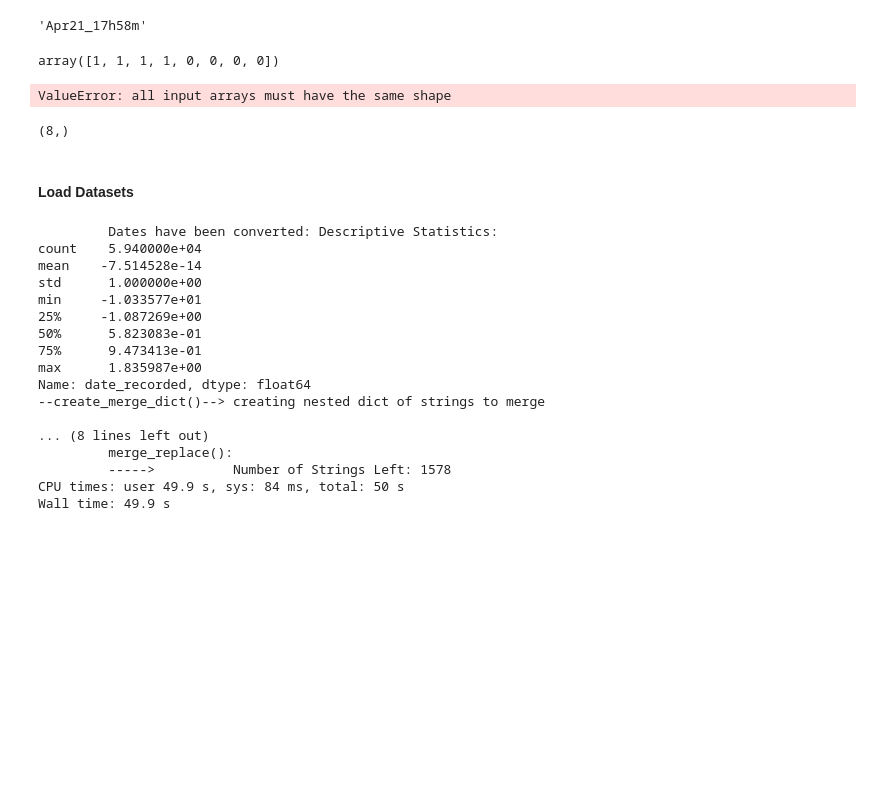
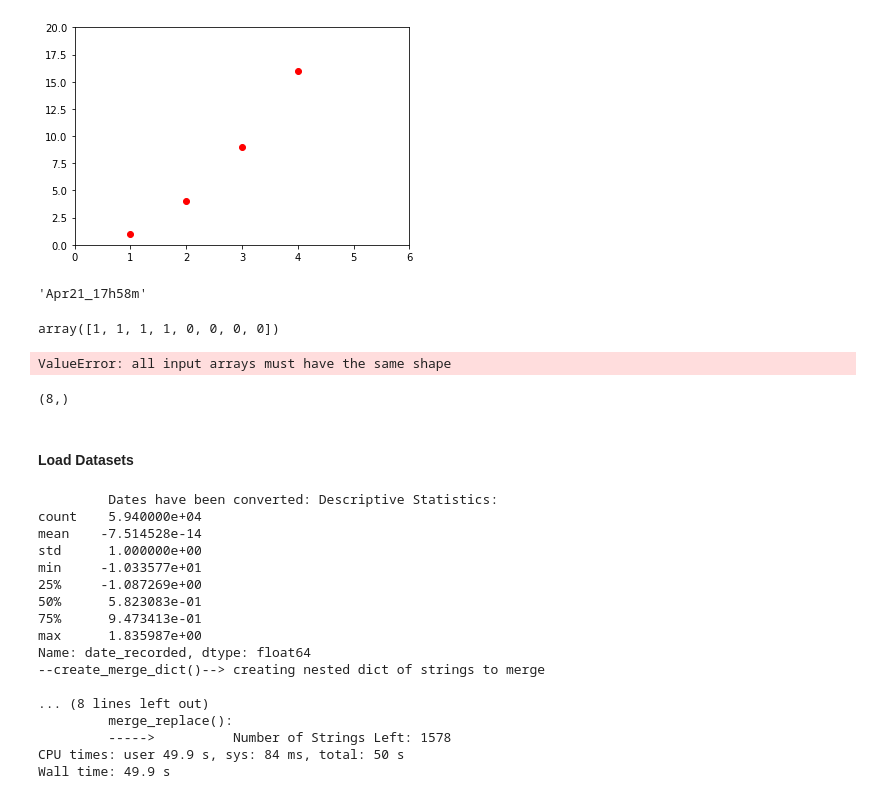
Before and after one commit to smaroukis/pump-it-up-data-mining, a Jupyter notebook: main-Copy1.ipynb, the cells around one changed output. Cells and saved outputs as stored; diff of their text form; code cells hidden in the pictures; blank space fills up the shorter version.

```diff
--- a/main-Copy1.ipynb
+++ b/main-Copy1.ipynb
@@ -4,6 +4,16 @@ from validation import *
 from sandy_eng import *
 import pandas as pd
 import numpy as np
+# %%
+import matplotlib.pyplot as plt
+from sklearn.externals import joblib
+plt.plot([1,2,3,4], [1,4,9,16], 'ro')
+plt.axis([0, 6, 0, 20])
+fig_obj=plt.gcf()
+joblib.dump(fig_obj, 'testdump')
+plt.show()
+# %% [output]
+[figure, added]
 # %%
 import datetime
 dt_now=datetime.datetime.now()
```
Also changed, not shown: 1 other file.
